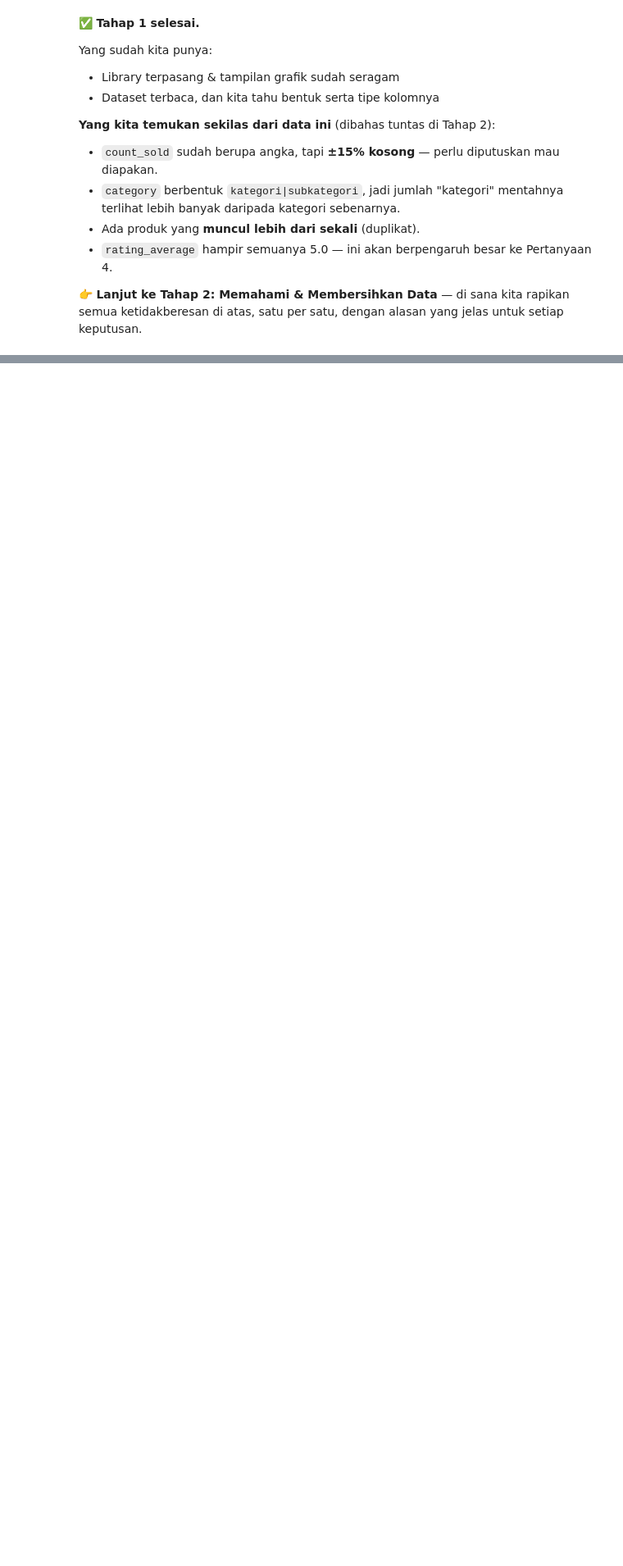
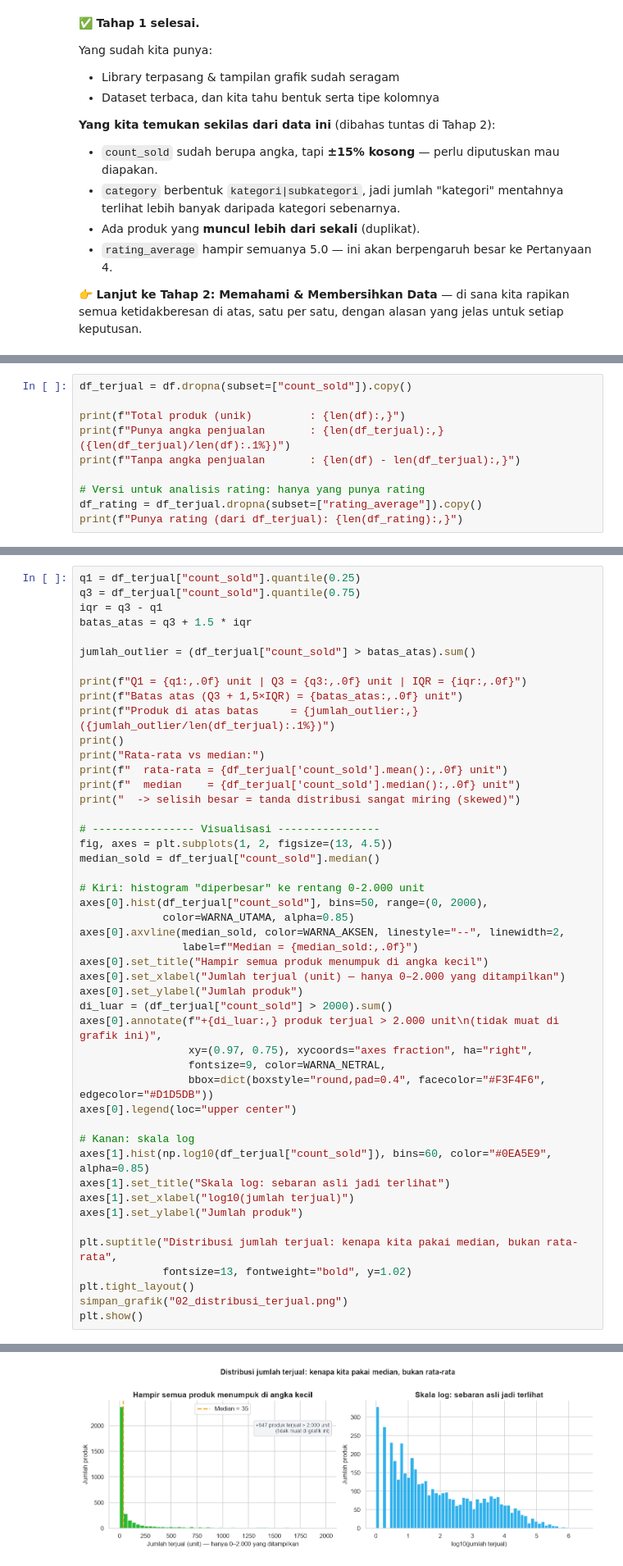
Before and after one commit to imanuelrpt/indonesia-ecommerce-behavior-analysis, a Jupyter notebook: notebook/Tokopedia_Ecommerce_Analysis.ipynb, the cells around one changed output, grey strips where cells are left out. Shown at 82% size. Drawn from its saved outputs; the diff is of its cells as text; blank space fills up the shorter version.

Commit message:
Tahap 2: cleaning data, kategori, diskon, outlier, dan kolom turunan

```diff
--- a/notebook/Tokopedia_Ecommerce_Analysis.ipynb
+++ b/notebook/Tokopedia_Ecommerce_Analysis.ipynb
@@ -406,0 +747,10 @@ ketidakberesan di atas, satu per satu, dengan alasan yang jelas untuk setiap kep
+# %%
+df_terjual = df.dropna(subset=["count_sold"]).copy()
+
+print(f"Total produk (unik)         : {len(df):,}")
+print(f"Punya angka penjualan       : {len(df_terjual):,} ({len(df_terjual)/len(df):.1%})")
+print(f"Tanpa angka penjualan       : {len(df) - len(df_terjual):,}")
+
+# Versi untuk analisis rating: hanya yang punya rating
+df_rating = df_terjual.dropna(subset=["rating_average"]).copy()
+print(f"Punya rating (dari df_terjual): {len(df_rating):,}")
@@ -406,0 +782,48 @@ ketidakberesan di atas, satu per satu, dengan alasan yang jelas untuk setiap kep
+# %%
+q1 = df_terjual["count_sold"].quantile(0.25)
+q3 = df_terjual["count_sold"].quantile(0.75)
+iqr = q3 - q1
+batas_atas = q3 + 1.5 * iqr
+
+jumlah_outlier = (df_terjual["count_sold"] > batas_atas).sum()
+
+print(f"Q1 = {q1:,.0f} unit | Q3 = {q3:,.0f} unit | IQR = {iqr:,.0f}")
+print(f"Batas atas (Q3 + 1,5×IQR) = {batas_atas:,.0f} unit")
+print(f"Produk di atas batas     = {jumlah_outlier:,} ({jumlah_outlier/len(df_terjual):.1%})")
+print()
+print("Rata-rata vs median:")
+print(f"  rata-rata = {df_terjual['count_sold'].mean():,.0f} unit")
+print(f"  median    = {df_terjual['count_sold'].median():,.0f} unit")
+print("  -> selisih besar = tanda distribusi sangat miring (skewed)")
+
+# ---------------- Visualisasi ----------------
+fig, axes = plt.subplots(1, 2, figsize=(13, 4.5))
+median_sold = df_terjual["count_sold"].median()
+
+# Kiri: histogram "diperbesar" ke rentang 0-2.000 unit
+axes[0].hist(df_terjual["count_sold"], bins=50, range=(0, 2000),
+             color=WARNA_UTAMA, alpha=0.85)
+axes[0].axvline(median_sold, color=WARNA_AKSEN, linestyle="--", linewidth=2,
+                label=f"Median = {median_sold:,.0f}")
+axes[0].set_title("Hampir semua produk menumpuk di angka kecil")
+axes[0].set_xlabel("Jumlah terjual (unit) — hanya 0–2.000 yang ditampilkan")
+axes[0].set_ylabel("Jumlah produk")
+di_luar = (df_terjual["count_sold"] > 2000).sum()
+axes[0].annotate(f"+{di_luar:,} produk terjual > 2.000 unit\n(tidak muat di grafik ini)",
+                 xy=(0.97, 0.75), xycoords="axes fraction", ha="right",
+                 fontsize=9, color=WARNA_NETRAL,
+                 bbox=dict(boxstyle="round,pad=0.4", facecolor="#F3F4F6", edgecolor="#D1D5DB"))
+axes[0].legend(loc="upper center")
+
+# Kanan: skala log
+axes[1].hist(np.log10(df_terjual["count_sold"]), bins=60, color="#0EA5E9", alpha=0.85)
+axes[1].set_title("Skala log: sebaran asli jadi terlihat")
+axes[1].set_xlabel("log10(jumlah terjual)")
+axes[1].set_ylabel("Jumlah produk")
+
+plt.suptitle("Distribusi jumlah terjual: kenapa kita pakai median, bukan rata-rata",
+             fontsize=13, fontweight="bold", y=1.02)
+plt.tight_layout()
+simpan_grafik("02_distribusi_terjual.png")
+plt.show()
+# %% [output]
@@ -406,0 +839 @@ ketidakberesan di atas, satu per satu, dengan alasan yang jelas untuk setiap kep
+[figure, added]
```
Also changed, not shown: parts of 28 cells of this notebook, 2 other files.
